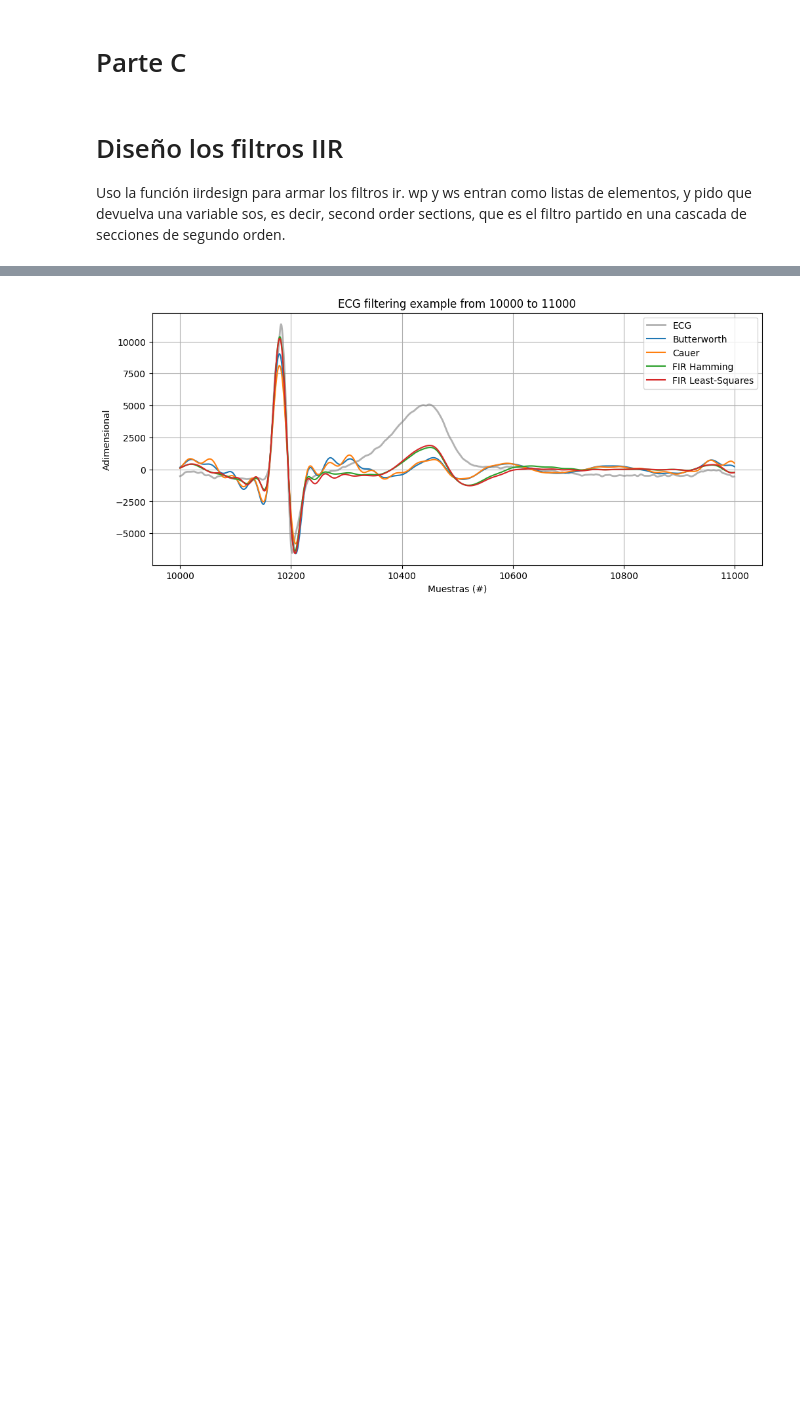
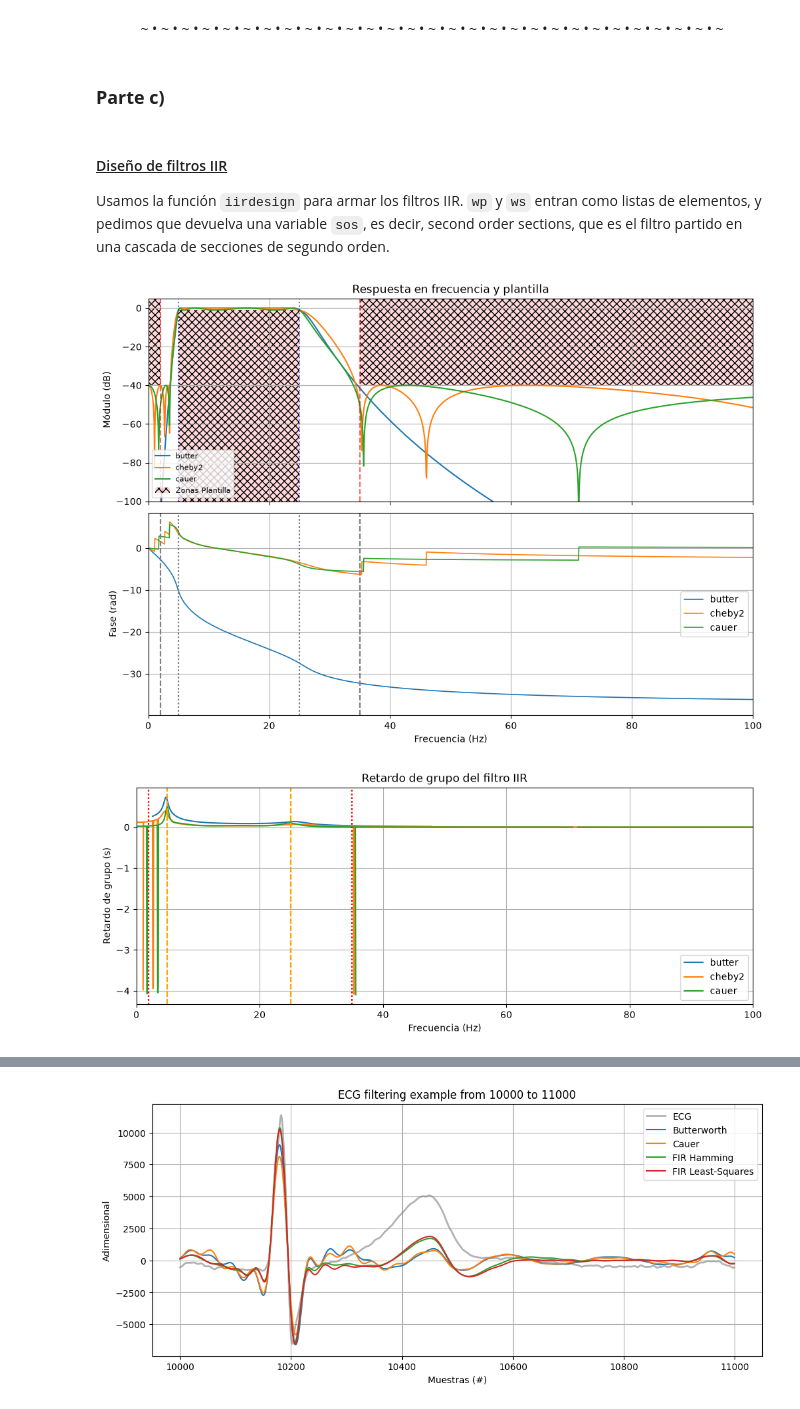
Before and after one commit to GConstenlaP/AyPS, a Jupyter notebook: TS7/TS7.ipynb, the cells around one changed output, grey strips where cells are left out. Saved outputs shown, nothing was run; the diff lists cells and outputs as text; code cells hidden in the pictures; blank space fills up the shorter version.

```diff
--- a/TS7/TS7.ipynb
+++ b/TS7/TS7.ipynb
@@ -70,11 +78,13 @@ El ripple en la banda de paso se estableció en 1 dB ya que es la máxima variac
 
 La atenuación en la banda de rechazo se estableció en 40 dB para asegurarme de que las fuentes de ruido mencionadas queden atenuadas y no afecten la señal de interés.
+# %% [markdown]
+<div align=center> ~ • ~ • ~ • ~ • ~ • ~ • ~ • ~ • ~ • ~ • ~ • ~ • ~ • ~ • ~ • ~ • ~ • ~ • ~ • ~ • ~ • ~ • ~ • ~ • ~ • ~ • ~ • ~ • ~ </div>
 # %% [markdown]
-# Parte C
+### <b>Parte c) </b>
 # %% [markdown]
-# Diseño los filtros IIR
+#### <u>Diseño de filtros IIR</u>
 
-Uso la función iirdesign para armar los filtros ir. wp y ws entran como listas de elementos, y pido que devuelva una variable sos, es decir, second order sections, que es el filtro partido en una cascada de secciones de segundo orden.
+Usamos la función `iirdesign`  para armar los filtros IIR. `wp` y `ws` entran como listas de elementos, y pedimos que devuelva una variable `sos`, es decir, second order sections, que es el filtro partido en una cascada de secciones de segundo orden.
 # %%
 sos_butt = sig.iirdesign(wp, ws, gpass=ripple, gstop=atenuacion, ftype='butter', fs=fs, output = 'sos')
 sos_cheby2 = sig.iirdesign(wp, ws, gpass=ripple, gstop=atenuacion, ftype='cheby2', fs = fs, output = 'sos')
@@ -96,40 +106,87 @@ def calc_resp(sos, leg_str, fig_n_axes):
     retardo_s = -np.gradient(fase_rad, omega)
 
     # Donde el filtro rechaza la señal, el retardo no es significativo
     umbral_db = -80
     valido = modulo_db > umbral_db
     retardo_s_plot = np.where(valido, retardo_s, np.nan)
 
     (fig, (ax_mod, ax_fase)) = fig_n_axes
 
     # --- Módulo ---
     ax_mod.plot(f, modulo_db, linewidth=1.5, label=leg_str)
     ax_mod.set_ylim(y_min, y_max)
     ax_mod.set_ylabel("Módulo (dB)")
     ax_mod.set_title("Respuesta en frecuencia y plantilla")
     ax_mod.grid(True)
     ax_mod.legend()
 
     # --- Fase ---
     ax_fase.plot(f, fase_rad, label=leg_str, linewidth=1.2)
     for w in wp:
         ax_fase.axvline(w, color="gray", linestyle=":")
     for w in ws:
         ax_fase.axvline(w, color="gray", linestyle="--")
     ax_fase.set_xlabel("Frecuencia (Hz)")
     ax_fase.set_ylabel("Fase (rad)")
     ax_fase.grid(True)
     ax_fase.legend()
 
-    # --- Retardo de grupo (figura 2) ---
-    plt.figure(2)
-    plt.plot(f, retardo_s_plot, label=leg_str)
+    # --- Retardo de grupo ---
+    ax_retardo.plot(f, retardo_s_plot, label=leg_str)
+
     for w in wp:
-        plt.axvline(w, color="orange", linestyle="--")
+        ax_retardo.axvline(w, color="orange", linestyle="--")
+
     for w in ws:
-        plt.axvline(w, color="red", linestyle=":")
-    plt.xlabel("Frecuencia (Hz)")
-    plt.ylabel("Retardo de grupo (s)")
-    plt.title("Retardo de grupo del filtro IIR")
-    plt.grid(True)
-    plt.legend()
+        ax_retardo.axvline(w, color="red", linestyle=":")
+
+    ax_retardo.set_xlabel("Frecuencia (Hz)")
+    ax_retardo.set_ylabel("Retardo de grupo (s)")
+    ax_retardo.set_title("Retardo de grupo del filtro IIR")
+    ax_retardo.grid(True)
+    ax_retardo.legend()
+
+# Graficar la respuesta de los filtros IIR
+plt.close('all')
+
+fig_n_axes = plt.subplots(
+    2, 1, sharex=True, num=1, figsize=(10, 7), constrained_layout=True
+)
+
+fig_retardo, ax_retardo = plt.subplots(
+    num=2, figsize=(10, 4), constrained_layout=True
+)
+
+calc_resp(sos_butt,   'butter', fig_n_axes)
+calc_resp(sos_cheby2, 'cheby2', fig_n_axes)
+calc_resp(sos_cauer,  'cauer',  fig_n_axes)
+
+# Plantilla sobre el gráfico de módulo
+ax_mod = fig_n_axes[1][0]
+
+# Zona prohibida en rechazo: de -atenuacion hacia arriba
+ax_mod.add_patch(Rectangle((0, -atenuacion), ws1, y_max + atenuacion,
+                           facecolor="red", alpha=0.15, edgecolor="none", hatch="xxx"))
+ax_mod.add_patch(Rectangle((ws2, -atenuacion), nyq_frec - ws2, y_max + atenuacion,
+                           facecolor="red", alpha=0.15, edgecolor="none", hatch="xxx"))
+
+# Franja prohibida bajo el ripple, en la banda de paso
+ax_mod.add_patch(Rectangle((wp1, y_min), wp2 - wp1, -ripple - y_min,
+                           facecolor="red", alpha=0.15, edgecolor="none", hatch="xxx",
+                           label='Zonas Plantilla'))
+
+# Límites de las bandas
+for w in wp:
+    ax_mod.axvline(w, color="blue", linestyle=":", alpha=0.6)
+for w in ws:
+    ax_mod.axvline(w, color="red", linestyle="--", alpha=0.6)
+
+ax_mod.legend(loc="lower left", fontsize=8)
+ax_mod.set_xlim(0, 100)
+# Retardo de grupo (figura 2)
+plt.figure(2)
+plt.xlim(0, 100)
+plt.show()
+# %% [output]
+[figure, added]
+[figure, added]
```
Also changed, not shown: parts of 30 cells of this notebook, 1 other file.
